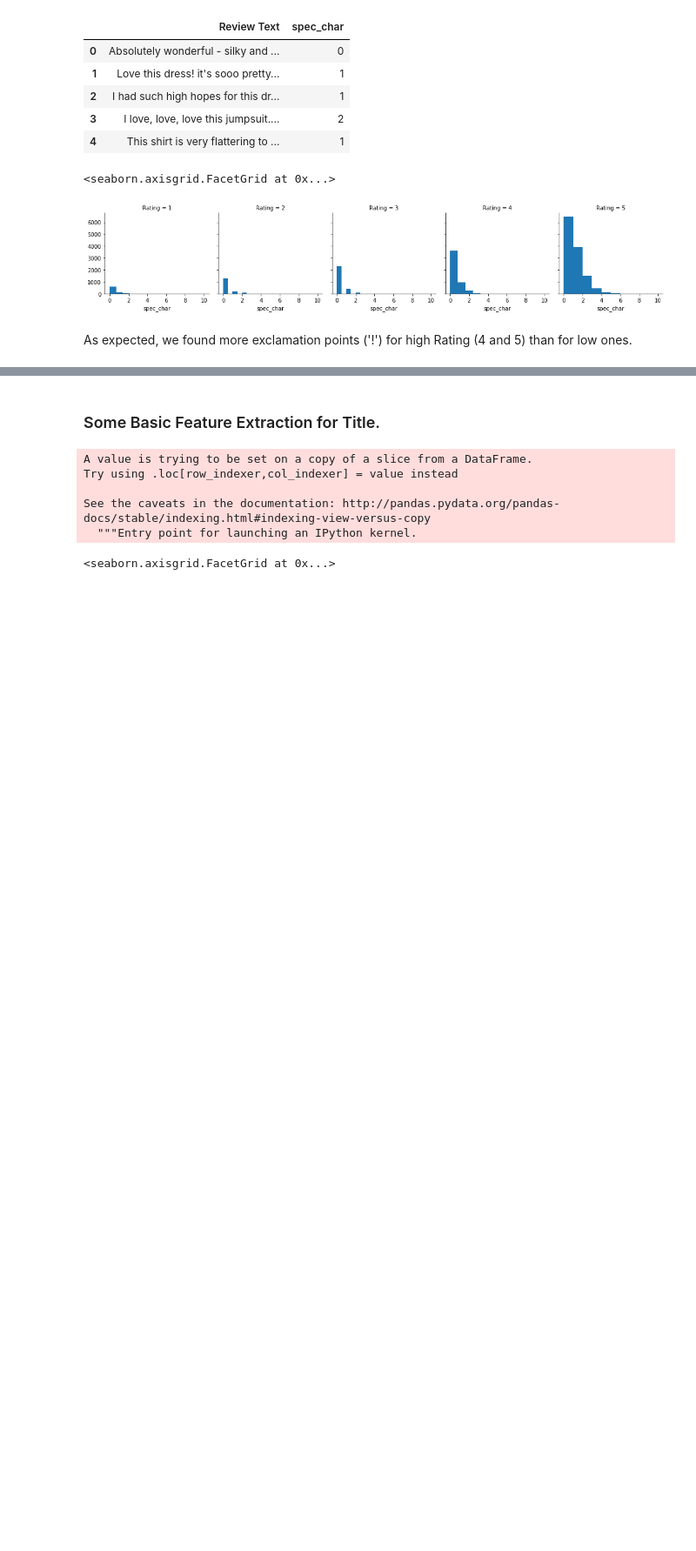
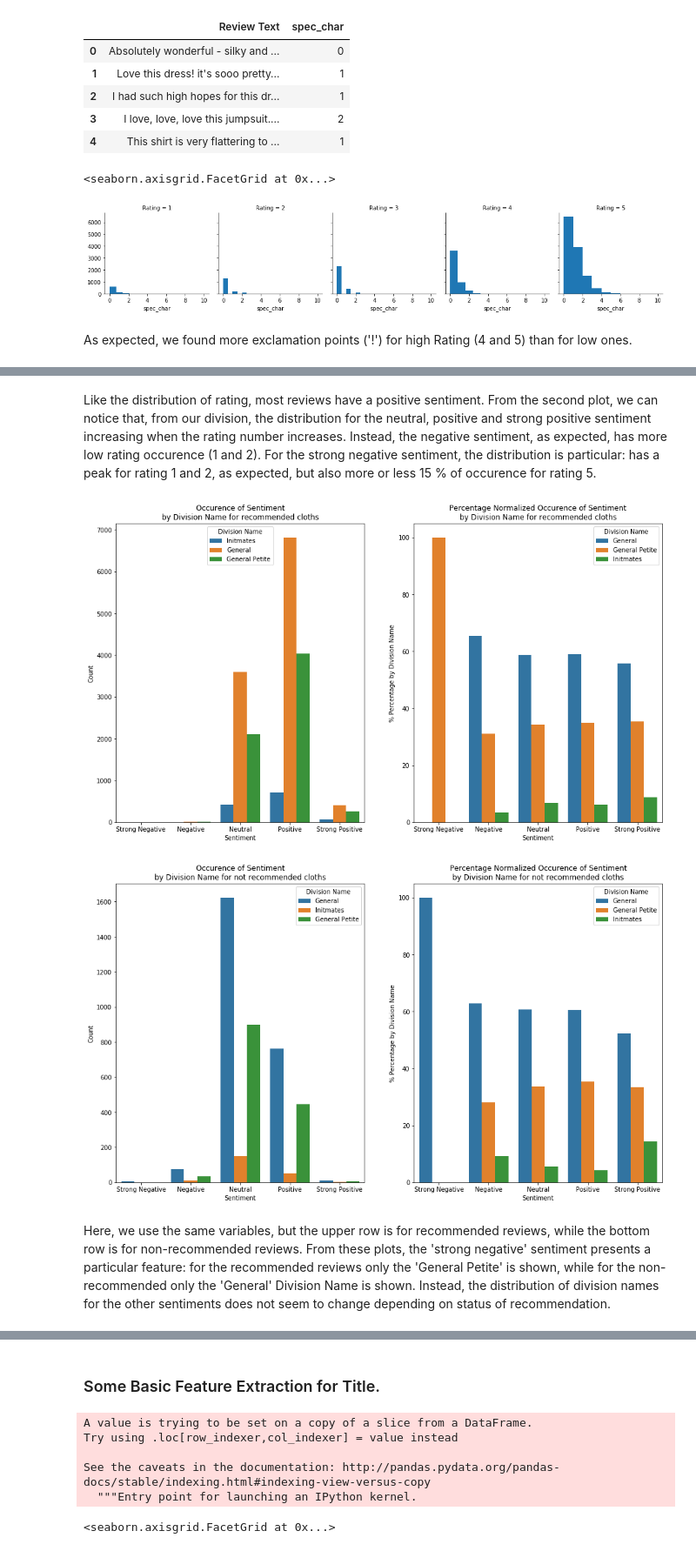
Before and after one commit to LisaB83/Analysis-on-e-commerce-reviews, a Jupyter notebook: Capstone_Project_NLP.ipynb, the cells around one changed output, grey strips where cells are left out. Shown at 87% size. Drawn from its saved outputs; the diff is of its cells as text; code cells hidden in the pictures; blank space fills up the shorter version.

```diff
--- a/Capstone_Project_NLP.ipynb
+++ b/Capstone_Project_NLP.ipynb
@@ -194,0 +783,55 @@ As expected, we found more exclamation points ('!') for high Rating (4 and 5) th
+# %% [markdown]
+Like the distribution of rating, most reviews have a positive sentiment.
+From the second plot, we can notice that, from our division, the distribution for the neutral, positive and strong positive sentiment increasing when the rating number increases. Instead, the negative sentiment, as expected, has more low rating occurence (1 and 2). For the strong negative sentiment, the distribution is particular: has a peak for rating 1 and 2, as expected, but also more or less 15 % of occurence for rating 5.
+# %%
+rev_new_rec = rev_new[rev_new['Recommended IND'] == 1]
+rev_new_no_rec = rev_new[rev_new['Recommended IND'] == 0]
+
+x, hue = "Sentiment", "Division Name"
+
+
+f, axes = plt.subplots(1, 2, figsize=(16, 9))
+sns.countplot(x=x, hue=hue, data=rev_new_rec, ax=axes[0],order=["Strong Negative", "Negative","Neutral","Positive", "Strong Positive"])
+axes[0].set_title("Occurence of {}\nby {} for recommended cloths".format(x, hue))
+axes[0].set_ylabel("Count")
+
+prop_df = (rev_new_rec[[x, hue]]
+     .reset_index(drop=True)
+     .groupby([x])[hue]
+     .value_counts(normalize=True)
+     .rename('Percentage').mul(100)
+     .reset_index()
+     .sort_values(hue))
+
+sns.barplot(x=x, y="Percentage", hue=hue, data=prop_df, ax=axes[1], order=["Strong Negative", "Negative","Neutral","Positive", "Strong Positive"])
+axes[1].set_title("Percentage Normalized Occurence of {}\nby {} for recommended cloths".format(x, hue))
+axes[1].set_ylabel("% Percentage by {}".format(hue))
+
+plt.show()
+
+
+f, axes = plt.subplots(1, 2, figsize=(16, 9))
+sns.countplot(x=x, hue=hue, data=rev_new_no_rec, ax=axes[0],order=["Strong Negative", "Negative","Neutral","Positive", "Strong Positive"])
+axes[0].set_title("Occurence of {}\nby {} for not recommended cloths".format(x, hue))
+axes[0].set_ylabel("Count")
+
+prop_df = (rev_new_no_rec[[x, hue]]
+     .reset_index(drop=True)
+     .groupby([x])[hue]
+     .value_counts(normalize=True)
+     .rename('Percentage').mul(100)
+     .reset_index()
+     .sort_values(hue))
+
+sns.barplot(x=x, y="Percentage", hue=hue, data=prop_df, ax=axes[1], order=["Strong Negative", "Negative","Neutral","Positive", "Strong Positive"])
+axes[1].set_title("Percentage Normalized Occurence of {}\nby {} for not recommended cloths".format(x, hue))
+axes[1].set_ylabel("% Percentage by {}".format(hue))
+
+plt.show()
+# %% [output]
+[figure, added]
+[figure, added]
+# %% [markdown]
+Here, we use the same variables, but the upper row is for recommended reviews, while the bottom row is for non-recommended reviews.
+From these plots, the 'strong negative' sentiment presents a particular feature: for the recommended reviews only the 'General Petite' is shown, while for the non-recommended only the 'General' Division Name is shown.
+Instead, the distribution of division names for the other sentiments does not seem to change depending on status of recommendation.
```
Also changed, not shown: parts of 68 cells of this notebook.
